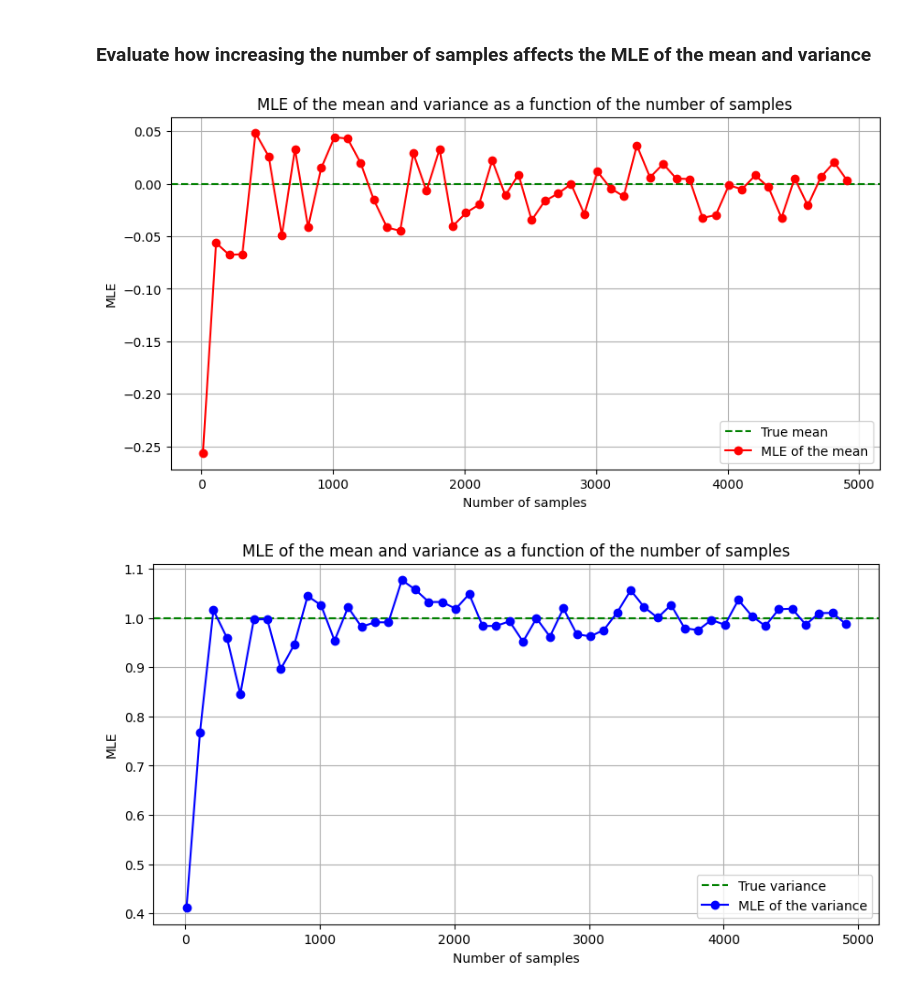
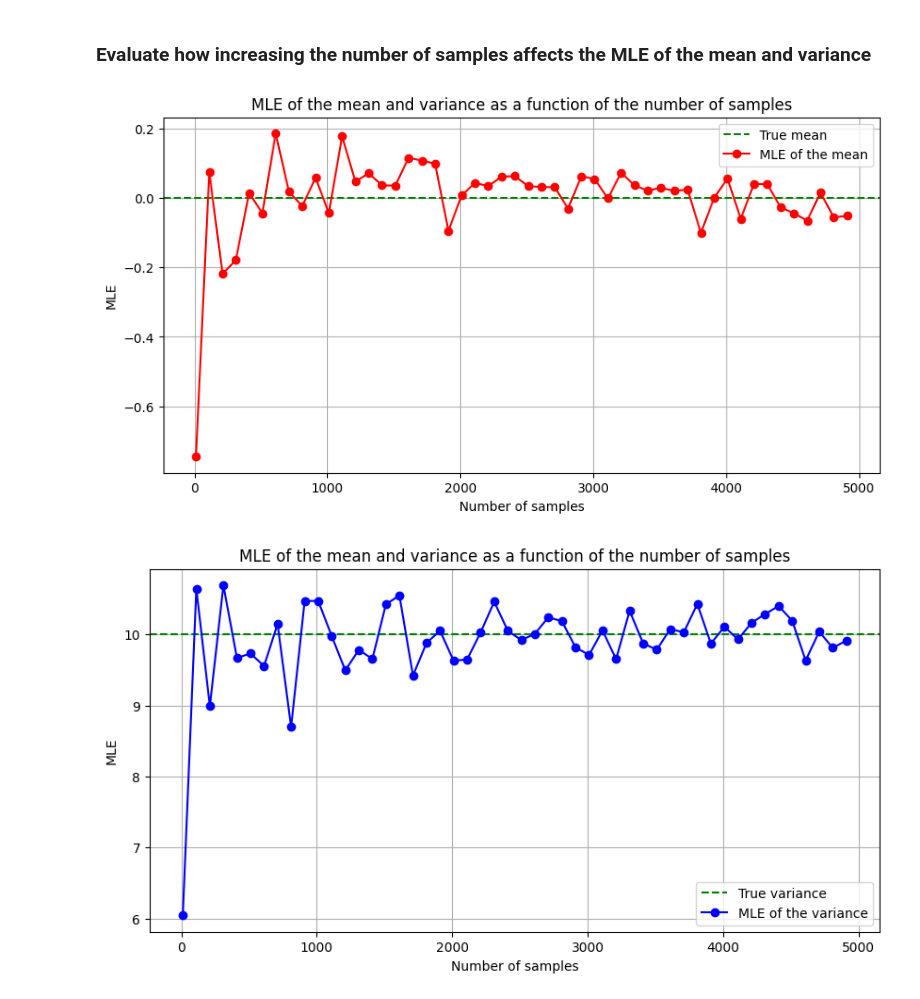
Before and after one commit to iurteagalab/stats_for_ai, a Jupyter notebook: labs_full/lab_02_frequentist_full.ipynb, the cells around one changed output. Drawn from its saved outputs; the diff is of its cells as text; code cells hidden in the pictures.

```diff
--- a/labs_full/lab_02_frequentist_full.ipynb
+++ b/labs_full/lab_02_frequentist_full.ipynb
@@ -13,7 +13,7 @@ Let us consider a random variable X that follows a normal distribution with mean
 # Let us draw a sample of 1000 observations from the normal distribution with mean 0 and variance 1
 n_samples = 1000
 true_mu = 0
-true_sigma2 = 1
+true_sigma2 = 10
 x_samples = stats.norm.rvs(
     loc=true_mu,
     scale=np.sqrt(true_sigma2),
@@ -99,36 +99,36 @@ sigma2_mle = np.zeros(len(n_samples))
 # Iterate over the number of samples
 for i, n in enumerate(n_samples):
     x_samples = stats.norm.rvs(
-        loc=0,
-        scale=1,
+        loc=true_mu,
+        scale=np.sqrt(true_sigma2),
         size=n
     )
     mu_mle[i] = np.mean(x_samples)
     sigma2_mle[i] = np.var(x_samples)
 
 # Plot the MLE of the mean, as a function of the number of samples
 plt.figure(figsize=(10, 5))
 # True mean
-plt.axhline(y=0, color='g', linestyle='--', label='True mean')
+plt.axhline(y=true_mu, color='g', linestyle='--', label='True mean')
 plt.plot(n_samples, mu_mle, marker='o', color='r', label='MLE of the mean')
 plt.xlabel('Number of samples')
 plt.ylabel('MLE')
 plt.title('MLE of the mean and variance as a function of the number of samples')
 plt.legend()
 plt.grid()
 plt.show()
 
 # Plot the MLE of the variance as a function of the number of samples
 plt.figure(figsize=(10, 5))
 # True variance
-plt.axhline(y=1, color='g', linestyle='--', label='True variance')
+plt.axhline(y=true_sigma2, color='g', linestyle='--', label='True variance')
 plt.plot(n_samples, sigma2_mle, marker='o', color='b', label='MLE of the variance')
 plt.xlabel('Number of samples')
 plt.ylabel('MLE')
 plt.title('MLE of the mean and variance as a function of the number of samples')
 plt.legend()
 plt.grid()
 plt.show()
 # %% [output]
-[figure, old version]
+[figure, new version]
-[figure, old version]
+[figure, new version]
```
Also changed, not shown: parts of 2 cells of this notebook, 1 other file.
